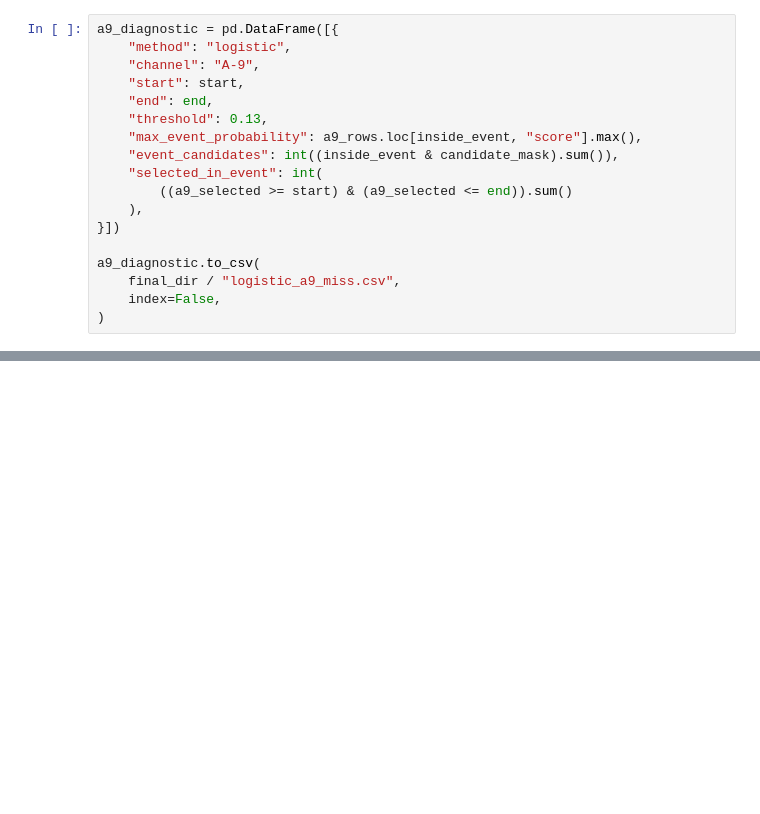
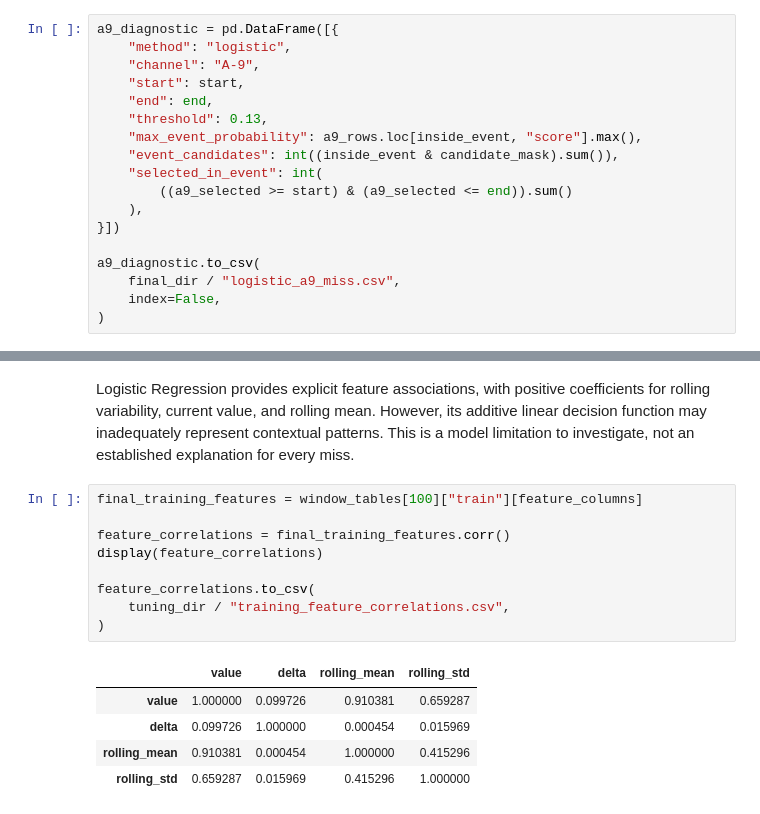
Before and after one commit to lhaase3/satmon, a Jupyter notebook: notebooks/01_data_inspection.ipynb, the cells around one changed output, grey strips where cells are left out. Saved outputs shown, nothing was run; the diff lists cells and outputs as text; blank space fills up the shorter version.

```diff
--- a/notebooks/01_data_inspection.ipynb
+++ b/notebooks/01_data_inspection.ipynb
@@ -2477,0 +2623,17 @@ plt.show()
+# %% [markdown]
+Logistic Regression provides explicit feature associations, with positive coefficients for rolling variability, current value, and rolling mean. However, its additive linear decision function may inadequately represent contextual patterns. This is a model limitation to investigate, not an established explanation for every miss.
+# %%
+final_training_features = window_tables[100]["train"][feature_columns]
+
+feature_correlations = final_training_features.corr()
+display(feature_correlations)
+
+feature_correlations.to_csv(
+    tuning_dir / "training_feature_correlations.csv",
+)
+# %% [output]
+|  | value | delta | rolling_mean | rolling_std |
+| value | 1.000000 | 0.099726 | 0.910381 | 0.659287 |
+| delta | 0.099726 | 1.000000 | 0.000454 | 0.015969 |
+| rolling_mean | 0.910381 | 0.000454 | 1.000000 | 0.415296 |
+| rolling_std | 0.659287 | 0.015969 | 0.415296 | 1.000000 |
```
Also changed, not shown: parts of 10 cells of this notebook, 20 other files.
